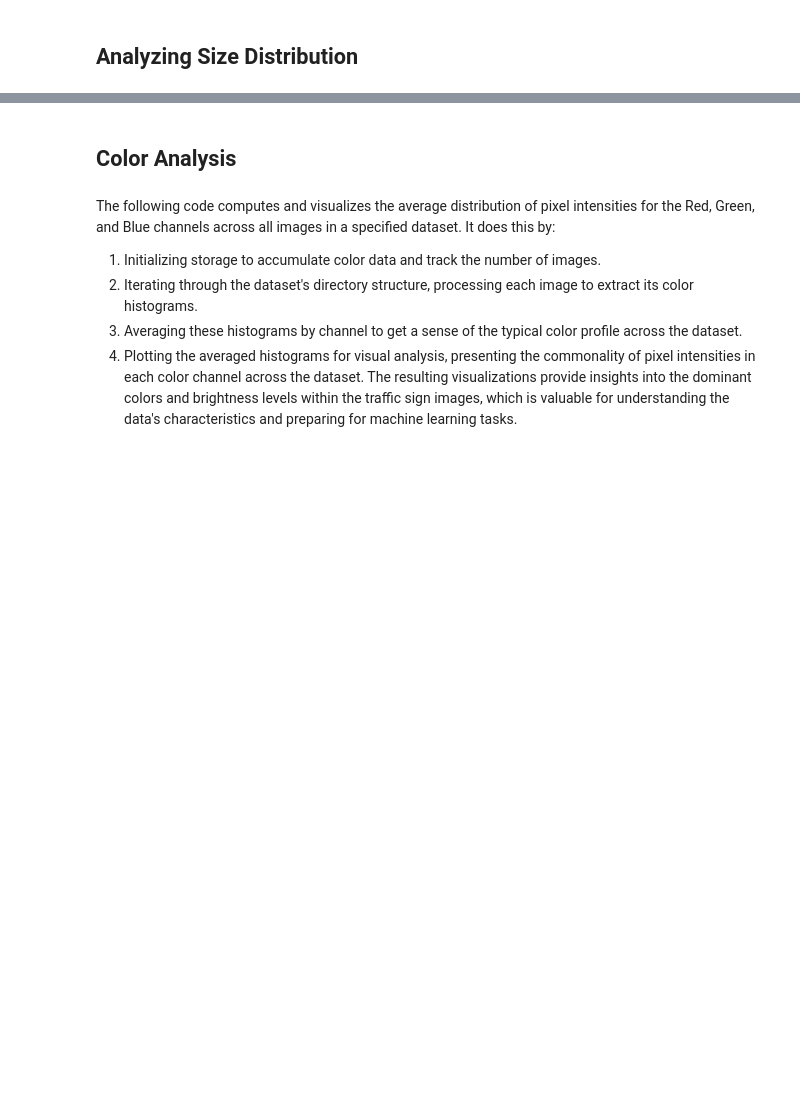
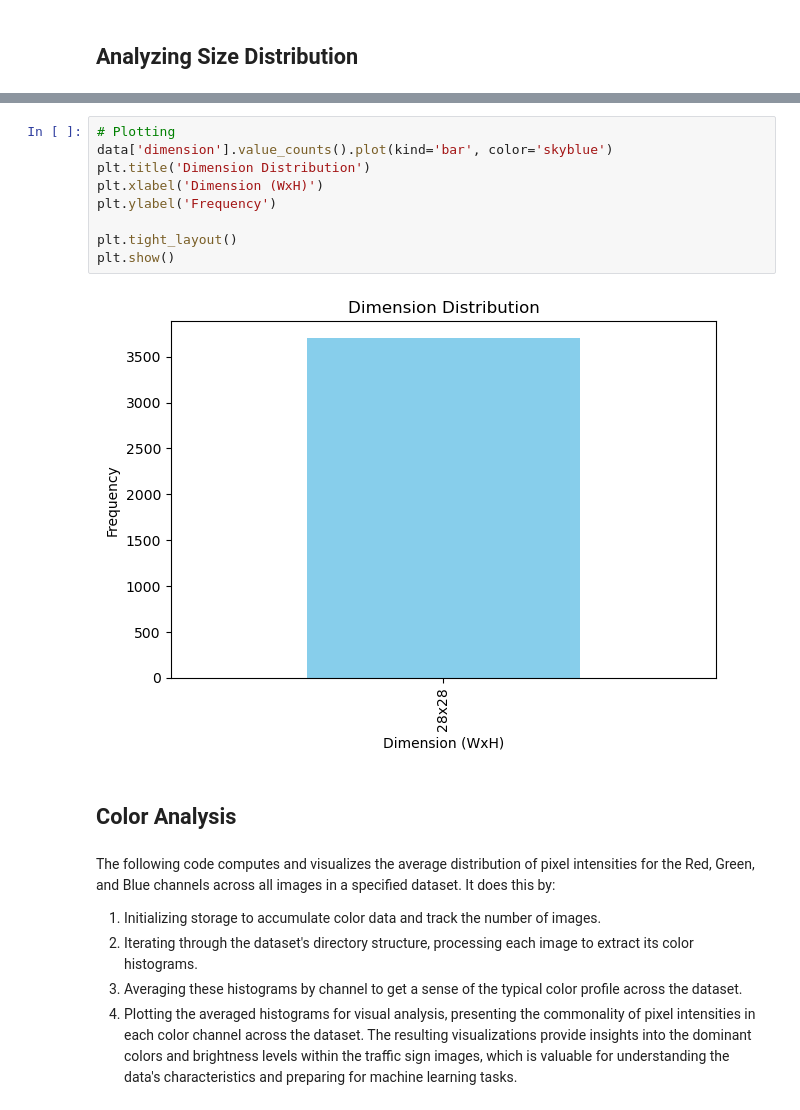
Before and after one commit to ayushpatel2002/Image-Classification-CNN, a Jupyter notebook: s3891013_s3769980.ipynb, the cells around one changed output, grey strips where cells are left out. Saved outputs shown, nothing was run; the diff lists cells and outputs as text; blank space fills up the shorter version.

```diff
--- a/s3891013_s3769980.ipynb
+++ b/s3891013_s3769980.ipynb
@@ -153,3 +103,14 @@ plt.show()
+# %%
+# Plotting
+data['dimension'].value_counts().plot(kind='bar', color='skyblue')
+plt.title('Dimension Distribution')
+plt.xlabel('Dimension (WxH)')
+plt.ylabel('Frequency')
+
+plt.tight_layout()
+plt.show()
+# %% [output]
+[figure, added]
 # %% [markdown]
 ## Color Analysis
 # %% [markdown]
```
Also changed, not shown: parts of 12 cells of this notebook.
